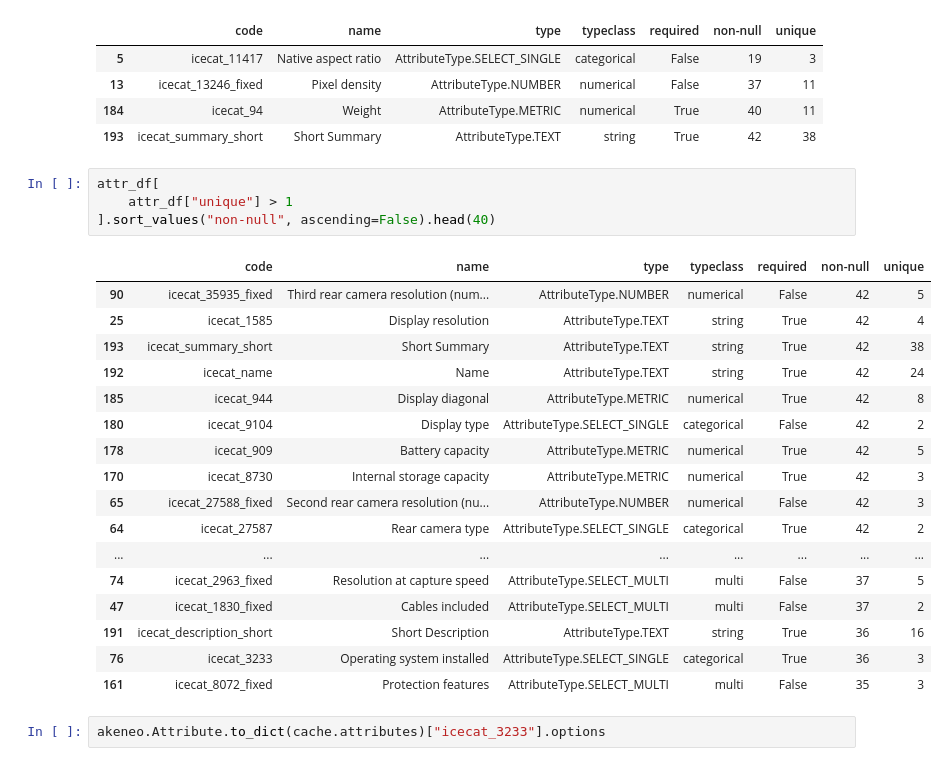
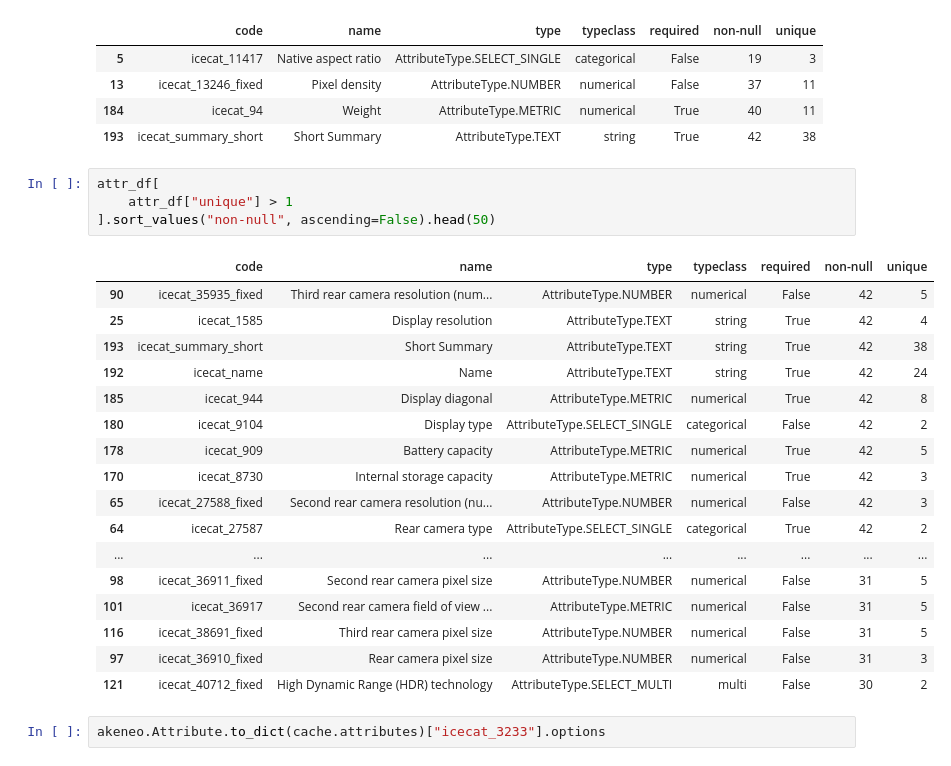
Before and after one commit to hd-code/ma-product-clustering, a Jupyter notebook: cluster-analysis/notebooks/clustering/2-phones.ipynb, the cells around one changed output. Drawn from its saved outputs; the diff is of its cells as text.

```diff
--- a/cluster-analysis/notebooks/clustering/2-phones.ipynb
+++ b/cluster-analysis/notebooks/clustering/2-phones.ipynb
@@ -518,25 +553,25 @@ attr_df[attr_df["code"].isin(attr_codes_high_impact)]
 # %%
 attr_df[
     attr_df["unique"] > 1
-].sort_values("non-null", ascending=False).head(40)
+].sort_values("non-null", ascending=False).head(50)
 # %% [output]
 |  | code | name | type | typeclass | required | non-null | unique |
 | 90 | icecat_35935_fixed | Third rear camera resolution (num... | AttributeType.NUMBER | numerical | False | 42 | 5 |
 | 25 | icecat_1585 | Display resolution | AttributeType.TEXT | string | True | 42 | 4 |
 | 193 | icecat_summary_short | Short Summary | AttributeType.TEXT | string | True | 42 | 38 |
 | 192 | icecat_name | Name | AttributeType.TEXT | string | True | 42 | 24 |
 | 185 | icecat_944 | Display diagonal | AttributeType.METRIC | numerical | True | 42 | 8 |
 | 180 | icecat_9104 | Display type | AttributeType.SELECT_SINGLE | categorical | False | 42 | 2 |
 | 178 | icecat_909 | Battery capacity | AttributeType.METRIC | numerical | True | 42 | 5 |
 | 170 | icecat_8730 | Internal storage capacity | AttributeType.METRIC | numerical | True | 42 | 3 |
 | 65 | icecat_27588_fixed | Second rear camera resolution (nu... | AttributeType.NUMBER | numerical | False | 42 | 3 |
 | 64 | icecat_27587 | Rear camera type | AttributeType.SELECT_SINGLE | categorical | True | 42 | 2 |
 | ... | ... | ... | ... | ... | ... | ... | ... |
-| 74 | icecat_2963_fixed | Resolution at capture speed | AttributeType.SELECT_MULTI | multi | False | 37 | 5 |
-| 47 | icecat_1830_fixed | Cables included | AttributeType.SELECT_MULTI | multi | False | 37 | 2 |
-| 191 | icecat_description_short | Short Description | AttributeType.TEXT | string | True | 36 | 16 |
-| 76 | icecat_3233 | Operating system installed | AttributeType.SELECT_SINGLE | categorical | True | 36 | 3 |
-| 161 | icecat_8072_fixed | Protection features | AttributeType.SELECT_MULTI | multi | False | 35 | 3 |
+| 98 | icecat_36911_fixed | Second rear camera pixel size | AttributeType.NUMBER | numerical | False | 31 | 5 |
+| 101 | icecat_36917 | Second rear camera field of view ... | AttributeType.METRIC | numerical | False | 31 | 5 |
+| 116 | icecat_38691_fixed | Third rear camera pixel size | AttributeType.NUMBER | numerical | False | 31 | 5 |
+| 97 | icecat_36910_fixed | Rear camera pixel size | AttributeType.NUMBER | numerical | False | 31 | 3 |
+| 121 | icecat_40712_fixed | High Dynamic Range (HDR) technology | AttributeType.SELECT_MULTI | multi | False | 30 | 2 |
 # %%
 akeneo.Attribute.to_dict(cache.attributes)["icecat_3233"].options
 # %% [output]
```
Also changed, not shown: parts of 2 cells of this notebook, 14 other files.
